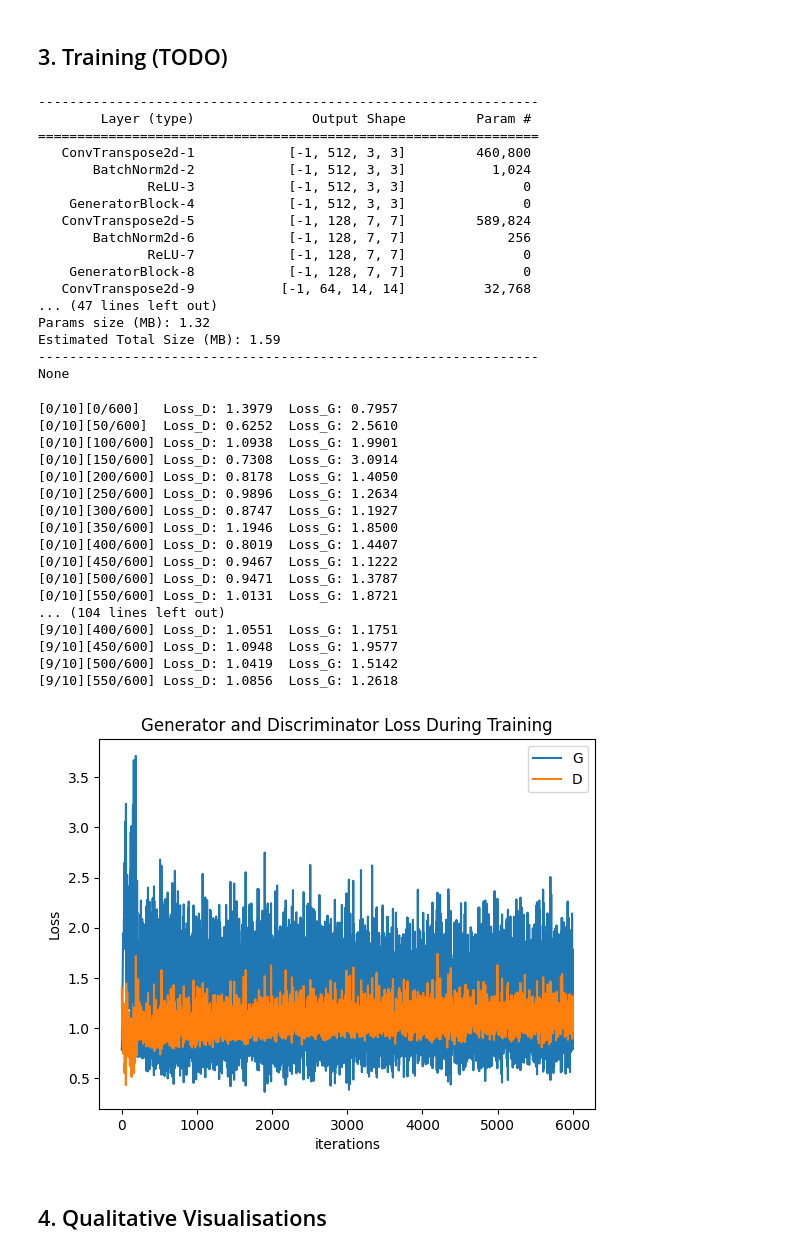
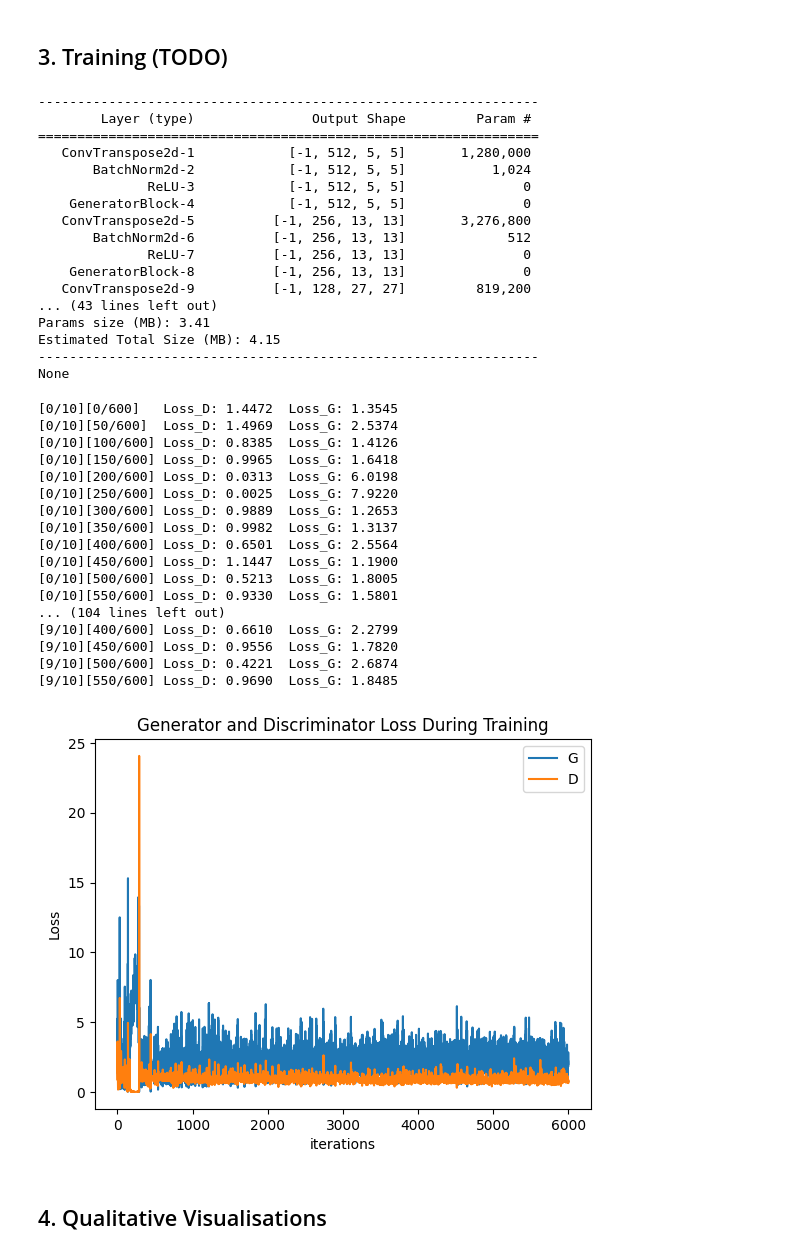
Before and after one commit to tmmunroe/generative-adversarial-networks, a Jupyter notebook: HW4_COMS4732_Spring23_release.ipynb, the cells around one changed output. Cells and saved outputs as stored; diff of their text form; code cells hidden in the pictures.

```diff
--- a/HW4_COMS4732_Spring23_release.ipynb
+++ b/HW4_COMS4732_Spring23_release.ipynb
@@ -123,11 +123,10 @@ class DCGAN_Generator(nn.Module):
     def __init__(self):
         super(DCGAN_Generator,self).__init__()
         # TODO: get kernel dimensions right here.. kernel=3 doesn't seem able to get to 28 no matter what the stride/padding is
-        self.block1 = GeneratorBlock(100, 512) # 512,3,3
-        self.block2 = GeneratorBlock(512, 128, kernel_size=3, stride=2, padding=0) # 128,7,7
-        self.block3 = GeneratorBlock(128, 64, kernel_size=2, stride=2, padding=0) # 64,14,14
-        self.block4 = GeneratorBlock(64, 32, kernel_size=4, stride=2, padding=1) # 32,28,28
-        self.convTran1 = nn.ConvTranspose2d(32, 1, kernel_size=3, stride=1, padding=1, bias=False) # 1,28,28
+        self.block1 = GeneratorBlock(100, 512, kernel_size=5, stride=2, padding=0)
+        self.block2 = GeneratorBlock(512, 256, kernel_size=5, stride=2, padding=0)
+        self.block3 = GeneratorBlock(256, 128, kernel_size=5, stride=2, padding=1)
+        self.convTran1 = nn.ConvTranspose2d(128, 1, kernel_size=4, stride=1, padding=1, bias=False)
         self.tanh1 = nn.Tanh()
 
 
@@ -143,7 +142,6 @@ class DCGAN_Generator(nn.Module):
         # print(out.shape)
         out = self.block3(out)
         # print(out.shape)
-        out = self.block4(out)
         # print(out.shape)
         out = self.convTran1(out)
         # print(out.shape)
@@ -195,11 +193,11 @@ class DCGAN_Discriminator(nn.Module):
         Note that instead of using pooling to downsampling,
         you may also use stride=2 in convolution to downsample the feature.
         """
-        self.block1 = DiscriminatorBlock(1, 16, padding=1, stride=2) # 16,14,14
-        self.block2 = DiscriminatorBlock(16, 64, padding=1, stride=2) # 64,7,7
-        self.block3 = DiscriminatorBlock(64, 128, padding=1, stride=2) # 128,4,4
+        self.block1 = DiscriminatorBlock(1, 64, padding=1, stride=2)
+        self.block2 = DiscriminatorBlock(64, 128, padding=1, stride=2)
+        self.block3 = DiscriminatorBlock(128, 256, padding=1, stride=2)
         self.flatten = nn.Flatten()
-        self.linear1 = nn.Linear(128*4*4, 128)
+        self.linear1 = nn.Linear(256*4*4, 128)
         self.linear2 = nn.Linear(128, 1)
         self.lrelu = nn.LeakyReLU(0.2)
         self.sigmoid = nn.Sigmoid()
@@ -288,18 +286,18 @@ print(summary(netD,(1, 28, 28)))
 ----------------------------------------------------------------
         Layer (type)               Output Shape         Param #
 ================================================================
-   ConvTranspose2d-1            [-1, 512, 3, 3]         460,800
-       BatchNorm2d-2            [-1, 512, 3, 3]           1,024
-              ReLU-3            [-1, 512, 3, 3]               0
-    GeneratorBlock-4            [-1, 512, 3, 3]               0
-   ConvTranspose2d-5            [-1, 128, 7, 7]         589,824
-       BatchNorm2d-6            [-1, 128, 7, 7]             256
-              ReLU-7            [-1, 128, 7, 7]               0
-    GeneratorBlock-8            [-1, 128, 7, 7]               0
-   ConvTranspose2d-9           [-1, 64, 14, 14]          32,768
-... (47 lines left out)
-Params size (MB): 1.32
-Estimated Total Size (MB): 1.59
+   ConvTranspose2d-1            [-1, 512, 5, 5]       1,280,000
+       BatchNorm2d-2            [-1, 512, 5, 5]           1,024
+              ReLU-3            [-1, 512, 5, 5]               0
+    GeneratorBlock-4            [-1, 512, 5, 5]               0
+   ConvTranspose2d-5          [-1, 256, 13, 13]       3,276,800
+       BatchNorm2d-6          [-1, 256, 13, 13]             512
+              ReLU-7          [-1, 256, 13, 13]               0
+    GeneratorBlock-8          [-1, 256, 13, 13]               0
+   ConvTranspose2d-9          [-1, 128, 27, 27]         819,200
+... (43 lines left out)
+Params size (MB): 3.41
+Estimated Total Size (MB): 4.15
 ----------------------------------------------------------------
 None
 # %%
@@ -313,7 +311,7 @@ fixed_noise = torch.randn(36, nz, 1, 1, device=device)
 real_label = 1
 fake_label = 0
 
-learning_rate = 0.0002
+learning_rate = 0.001
 beta1 = 0.5
 
 # Setup Adam optimizers for both G and D
@@ -375,50 +373,50 @@ for epoch in range(num_epochs):
                      loss_D.item(), loss_G.item()))
 
         # Save Losses for plotting later
         G_losses.append(loss_G.item())
         D_losses.append(loss_D.item())
 
         # Check how the generator is doing by saving G's output on fixed_noise
         if (iters % 500 == 0) or ((epoch == num_epochs-1) and (i == len(gan_train_loader)-1)):
             with torch.no_grad():
                 fake = netG(fixed_noise).detach().cpu()
             img_list.append(vutils.make_grid(fake, padding=2, normalize=True))
 
         iters += 1
 
 
 
 plt.title("Generator and Discriminator Loss During Training")
 plt.plot(G_losses,label="G")
 plt.plot(D_losses,label="D")
 plt.xlabel("iterations")
 plt.ylabel("Loss")
 plt.legend()
 plt.show()
 
 
 checkpoint = {'netG': netG.state_dict(),
               'netD': netD.state_dict()}
 torch.save(checkpoint, 'gan_{}.pt'.format(num_epochs))
 # %% [output]
-[0/10][0/600]   Loss_D: 1.3979  Loss_G: 0.7957
-[0/10][50/600]  Loss_D: 0.6252  Loss_G: 2.5610
-[0/10][100/600] Loss_D: 1.0938  Loss_G: 1.9901
-[0/10][150/600] Loss_D: 0.7308  Loss_G: 3.0914
-[0/10][200/600] Loss_D: 0.8178  Loss_G: 1.4050
-[0/10][250/600] Loss_D: 0.9896  Loss_G: 1.2634
-[0/10][300/600] Loss_D: 0.8747  Loss_G: 1.1927
-[0/10][350/600] Loss_D: 1.1946  Loss_G: 1.8500
-[0/10][400/600] Loss_D: 0.8019  Loss_G: 1.4407
-[0/10][450/600] Loss_D: 0.9467  Loss_G: 1.1222
-[0/10][500/600] Loss_D: 0.9471  Loss_G: 1.3787
-[0/10][550/600] Loss_D: 1.0131  Loss_G: 1.8721
+[0/10][0/600]   Loss_D: 1.4472  Loss_G: 1.3545
+[0/10][50/600]  Loss_D: 1.4969  Loss_G: 2.5374
+[0/10][100/600] Loss_D: 0.8385  Loss_G: 1.4126
+[0/10][150/600] Loss_D: 0.9965  Loss_G: 1.6418
+[0/10][200/600] Loss_D: 0.0313  Loss_G: 6.0198
+[0/10][250/600] Loss_D: 0.0025  Loss_G: 7.9220
+[0/10][300/600] Loss_D: 0.9889  Loss_G: 1.2653
+[0/10][350/600] Loss_D: 0.9982  Loss_G: 1.3137
+[0/10][400/600] Loss_D: 0.6501  Loss_G: 2.5564
+[0/10][450/600] Loss_D: 1.1447  Loss_G: 1.1900
+[0/10][500/600] Loss_D: 0.5213  Loss_G: 1.8005
+[0/10][550/600] Loss_D: 0.9330  Loss_G: 1.5801
 ... (104 lines left out)
-[9/10][400/600] Loss_D: 1.0551  Loss_G: 1.1751
-[9/10][450/600] Loss_D: 1.0948  Loss_G: 1.9577
-[9/10][500/600] Loss_D: 1.0419  Loss_G: 1.5142
-[9/10][550/600] Loss_D: 1.0856  Loss_G: 1.2618
+[9/10][400/600] Loss_D: 0.6610  Loss_G: 2.2799
+[9/10][450/600] Loss_D: 0.9556  Loss_G: 1.7820
+[9/10][500/600] Loss_D: 0.4221  Loss_G: 2.6874
+[9/10][550/600] Loss_D: 0.9690  Loss_G: 1.8485
-[figure, old version]
+[figure, new version]
 # %% [markdown]
 
 
```
Also changed, not shown: parts of 1 cell of this notebook.
